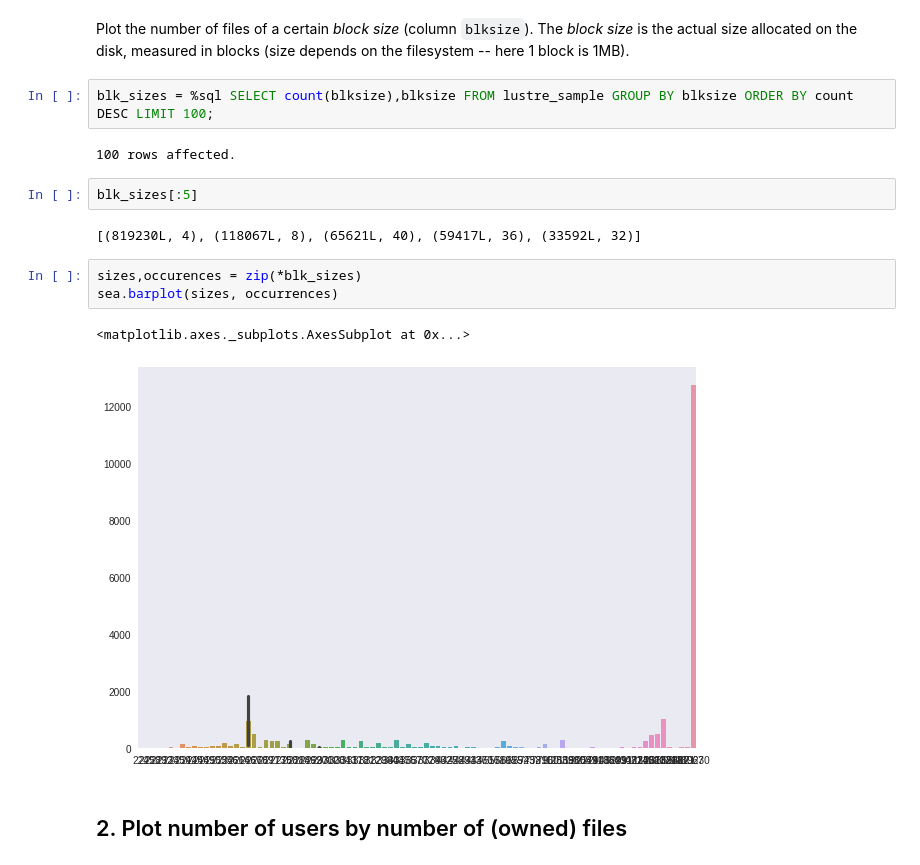
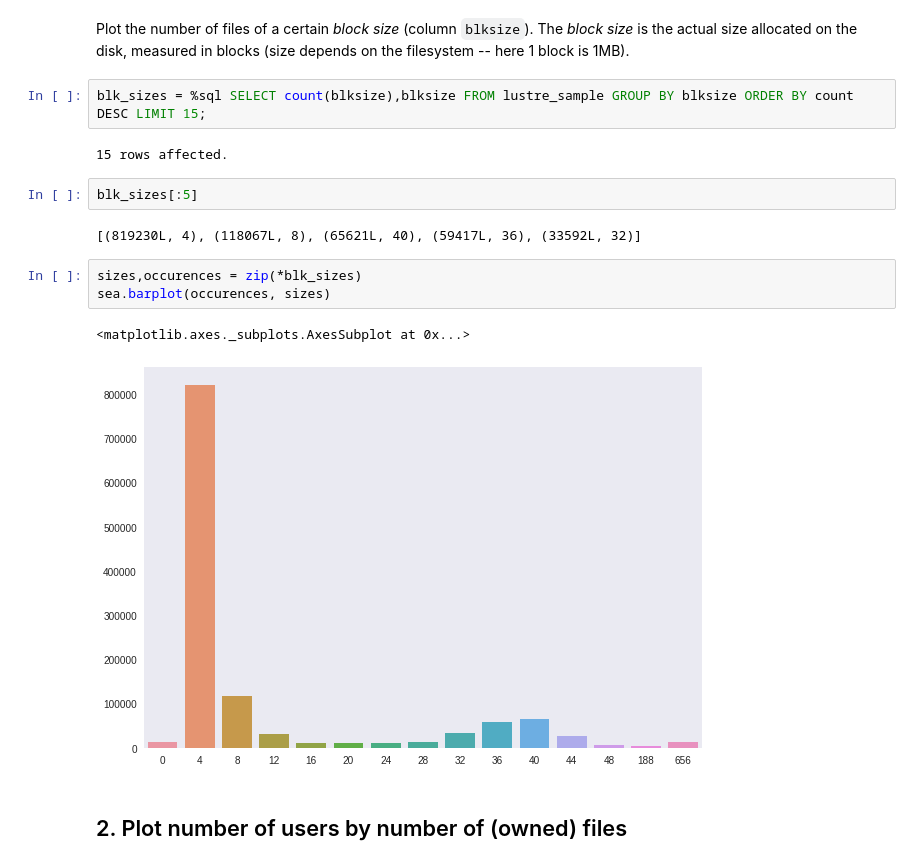
Before and after one commit to Christof93/esc403, a Jupyter notebook: exercises/04-plotting-results-of-SQL-queries-EMPTY.ipynb, the cells around one changed output. Cells and saved outputs as stored; diff of their text form.

```diff
--- a/exercises/04-plotting-results-of-SQL-queries-EMPTY.ipynb
+++ b/exercises/04-plotting-results-of-SQL-queries-EMPTY.ipynb
@@ -97,19 +97,19 @@ sea.barplot(sizes, occurrences)
 # %% [markdown]
 Plot the number of files of a certain *block size* (column `blksize`).  The *block size* is the actual size allocated on the disk, measured in blocks (size depends on the filesystem -- here 1 block is 1MB).
 # %%
-blk_sizes = %sql SELECT count(blksize),blksize FROM lustre_sample GROUP BY blksize ORDER BY count DESC LIMIT 100;
+blk_sizes = %sql SELECT count(blksize),blksize FROM lustre_sample GROUP BY blksize ORDER BY count DESC LIMIT 15;
 # %% [output]
-100 rows affected.
+15 rows affected.
 # %%
 blk_sizes[:5]
 # %% [output]
 [(819230L, 4), (118067L, 8), (65621L, 40), (59417L, 36), (33592L, 32)]
 # %%
 sizes,occurences = zip(*blk_sizes)
-sea.barplot(sizes, occurrences)
+sea.barplot(occurences, sizes)
 # %% [output]
 <matplotlib.axes._subplots.AxesSubplot at 0x...>
-[figure, old version]
+[figure, new version]
 # %% [markdown]
 ## 2. Plot number of users by number of (owned) files
 # %% [markdown]
```
Also changed, not shown: parts of 3 cells of this notebook, 1 other file.
